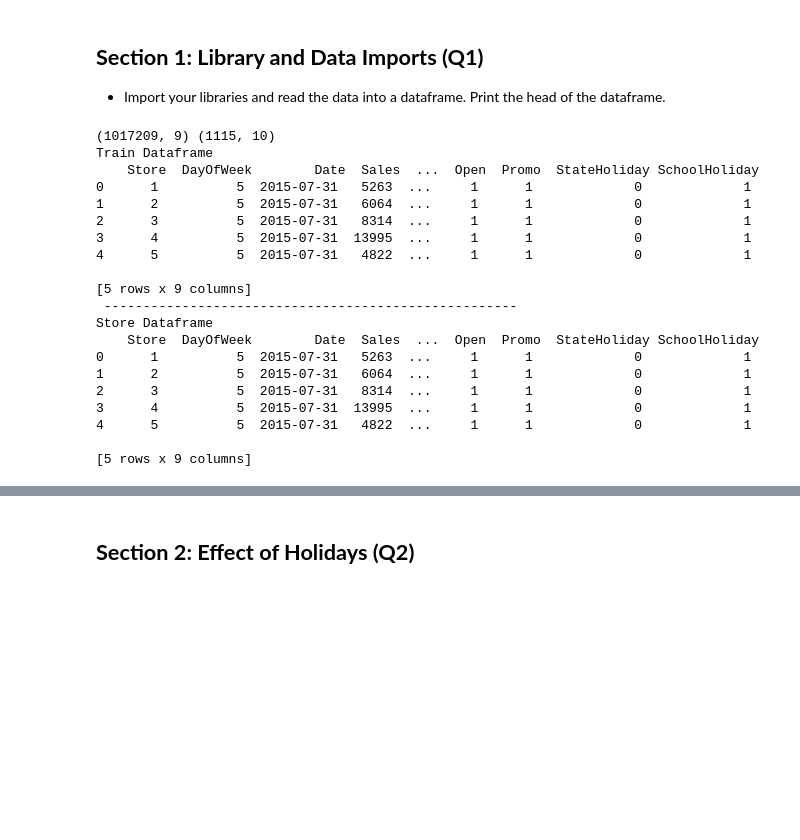
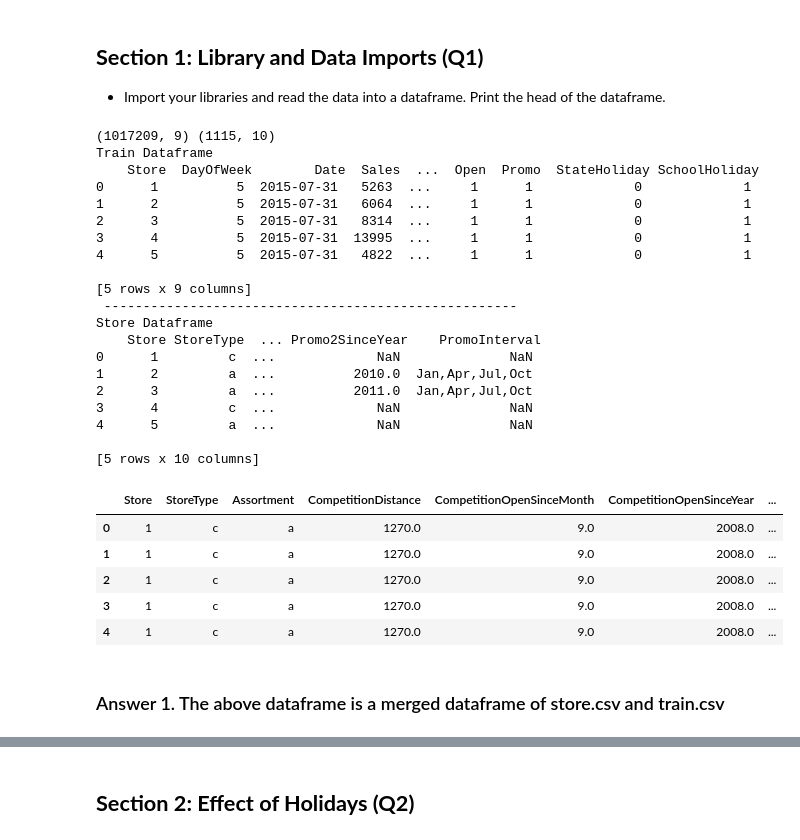
Before and after one commit to babuaravind/Rossman-Store-Sales, a Jupyter notebook: Babu_Aravind_Sivamani_cse519_hw3_bond_james_123456789.ipynb, the cells around one changed output, grey strips where cells are left out. Drawn from its saved outputs; the diff is of its cells as text; code cells hidden in the pictures; blank space fills up the shorter version.

```diff
--- a/Babu_Aravind_Sivamani_cse519_hw3_bond_james_123456789.ipynb
+++ b/Babu_Aravind_Sivamani_cse519_hw3_bond_james_123456789.ipynb
@@ -70,7 +70,7 @@ sf = pd.read_csv('store.csv')
 # %%
 print(df.shape, sf.shape)
 print("Train Dataframe \n", df.head(), '\n -----------------------------------------------------')
-print("Store Dataframe \n", df.head())
+print("Store Dataframe \n", sf.head())
 # %% [output]
 (1017209, 9) (1115, 10)
 Train Dataframe
@@ -84,15 +84,24 @@ Train Dataframe
 [5 rows x 9 columns]
  -----------------------------------------------------
 Store Dataframe
-    Store  DayOfWeek        Date  Sales  ...  Open  Promo  StateHoliday SchoolHoliday
-0      1          5  2015-07-31   5263  ...     1      1             0             1
-1      2          5  2015-07-31   6064  ...     1      1             0             1
-2      3          5  2015-07-31   8314  ...     1      1             0             1
-3      4          5  2015-07-31  13995  ...     1      1             0             1
-4      5          5  2015-07-31   4822  ...     1      1             0             1
+    Store StoreType  ... Promo2SinceYear    PromoInterval
+0      1         c  ...             NaN              NaN
+1      2         a  ...          2010.0  Jan,Apr,Jul,Oct
+2      3         a  ...          2011.0  Jan,Apr,Jul,Oct
+3      4         c  ...             NaN              NaN
+4      5         a  ...             NaN              NaN
 
-[5 rows x 9 columns]
+[5 rows x 10 columns]
 # %%
-#df = store_frame.merge
 merged_frame = sf.merge(df, on = "Store", how = "inner")
+merged_frame.head()
+# %% [output]
+|  | Store | StoreType | Assortment | CompetitionDistance | CompetitionOpenSinceMonth | CompetitionOpenSinceYear | ... |
+| 0 | 1 | c | a | 1270.0 | 9.0 | 2008.0 | ... |
+| 1 | 1 | c | a | 1270.0 | 9.0 | 2008.0 | ... |
+| 2 | 1 | c | a | 1270.0 | 9.0 | 2008.0 | ... |
+| 3 | 1 | c | a | 1270.0 | 9.0 | 2008.0 | ... |
+| 4 | 1 | c | a | 1270.0 | 9.0 | 2008.0 | ... |
+# %% [markdown]
+### Answer 1. The above dataframe is a merged dataframe of store.csv and train.csv
 # %%
```
Also changed, not shown: parts of 26 cells of this notebook.
